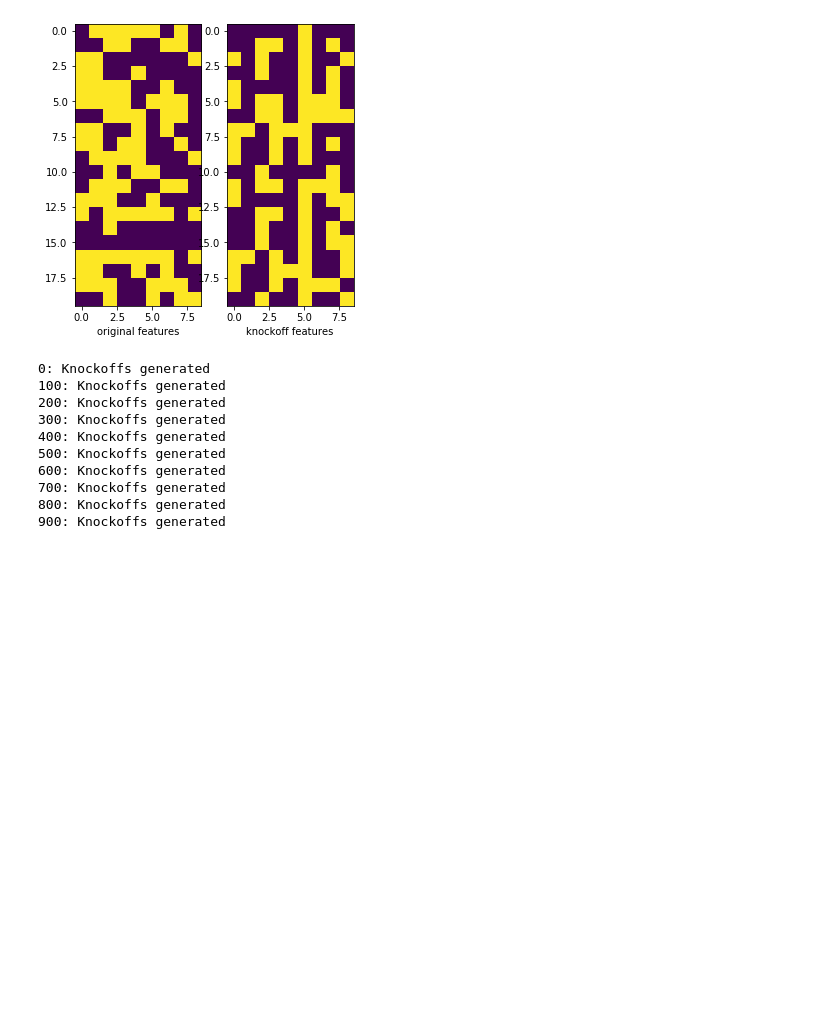
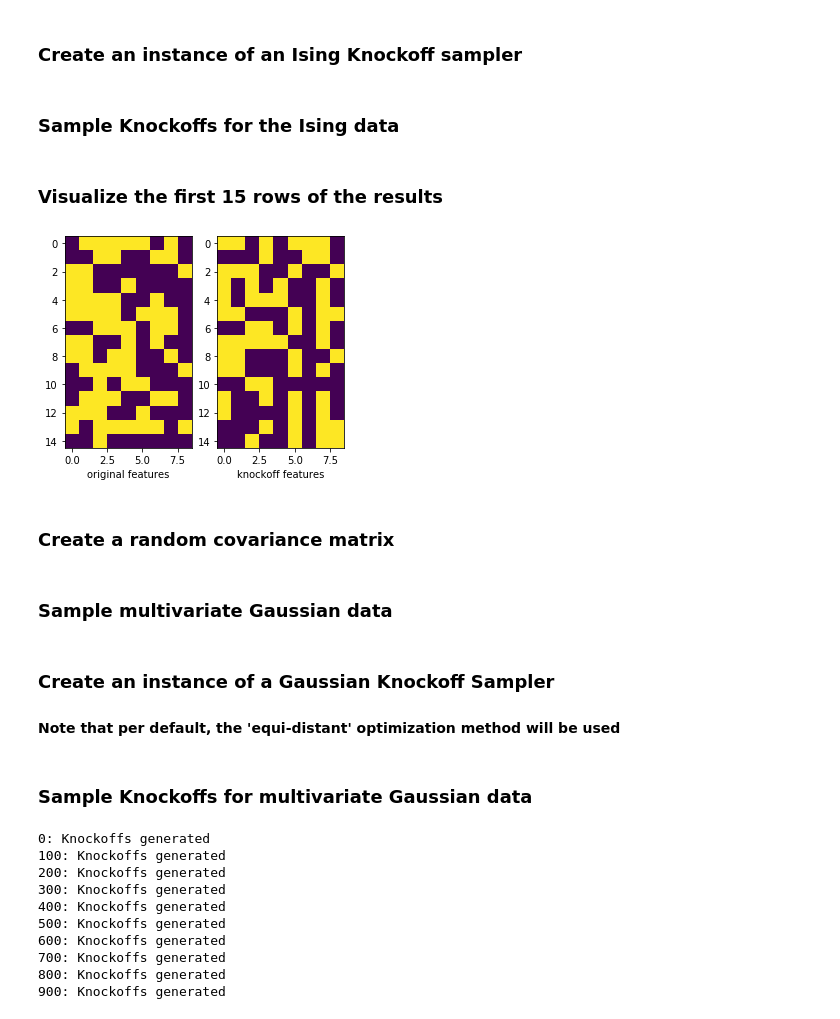
Before and after one commit to toamto94/MetropolizedKnockoffs, a Jupyter notebook: README.ipynb, the cells around one changed output. Saved outputs shown, nothing was run; the diff lists cells and outputs as text; code cells hidden in the pictures; blank space fills up the shorter version.

```diff
--- a/README.ipynb
+++ b/README.ipynb
@@ -10,15 +28,23 @@ Theta = np.array(pd.read_csv("data\\Theta.csv"))
+# %% [markdown]
+### Create an instance of an Ising Knockoff sampler
 # %%
 iks = Ising_Knockoff_Sampler(Z=Z, Theta=Theta)
+# %% [markdown]
+### Sample Knockoffs for the Ising data
 # %%
 Z_tilde = iks.sample()
+# %% [markdown]
+### Visualize the first 15 rows of the results
 # %%
 fig, ax = plt.subplots(1, 2, figsize=(5, 10))
-ax[0].imshow(Z[:20, :])
+ax[0].imshow(Z[:15, :])
 ax[0].set_xlabel("original features")
 ax[1].set_xlabel("knockoff features")
-ax[1].imshow(Z_tilde[:20, :])
+ax[1].imshow(Z_tilde[:15, :])
 plt.show()
 # %% [output]
-[figure, old version]
+[figure, new version]
+# %% [markdown]
+### Create a random covariance matrix
 # %%
 A = np.random.uniform(0, 2, size=(50, 50))
@@ -27,2 +52,4 @@ Sigma = A.T.dot(A)
+# %% [markdown]
+### Sample multivariate Gaussian data
 # %%
 Y = np.random.multivariate_normal(mean=[0] * Sigma.shape[0], cov=Sigma, size=1000)
@@ -101,5 +56,10 @@ class Gaussian_Knockoff_Sampler:
+# %% [markdown]
+### Create an instance of a Gaussian Knockoff Sampler
+#### Note that per default, the 'equi-distant' optimization method will be used
 # %%
 gks = Gaussian_Knockoff_Sampler(cov=Sigma, Y=Y)
+# %% [markdown]
+### Sample Knockoffs for multivariate Gaussian data
 # %%
 Y_tilde = gks.sample()
 # %% [output]
```
Also changed, not shown: parts of 19 cells of this notebook, 9 other files.
